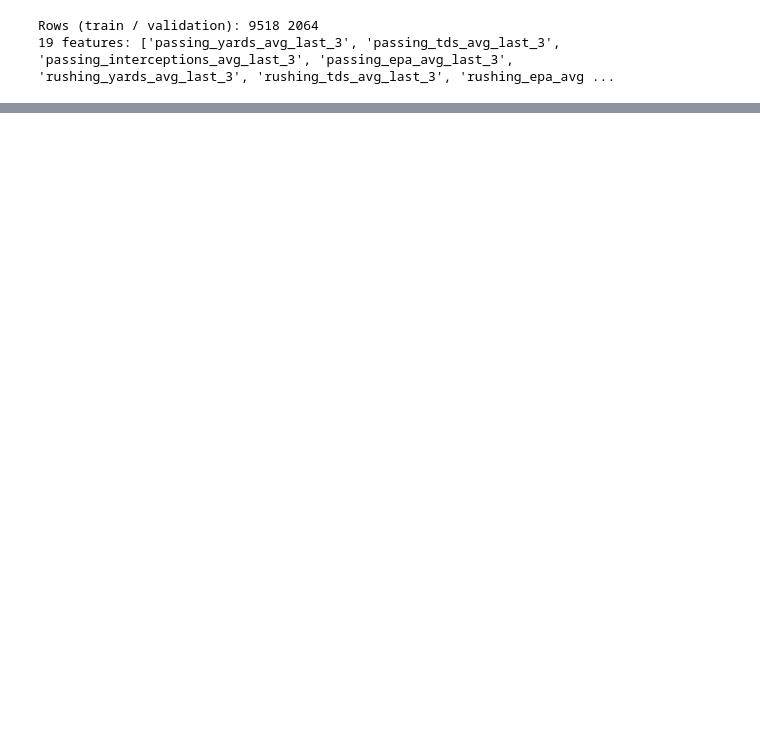
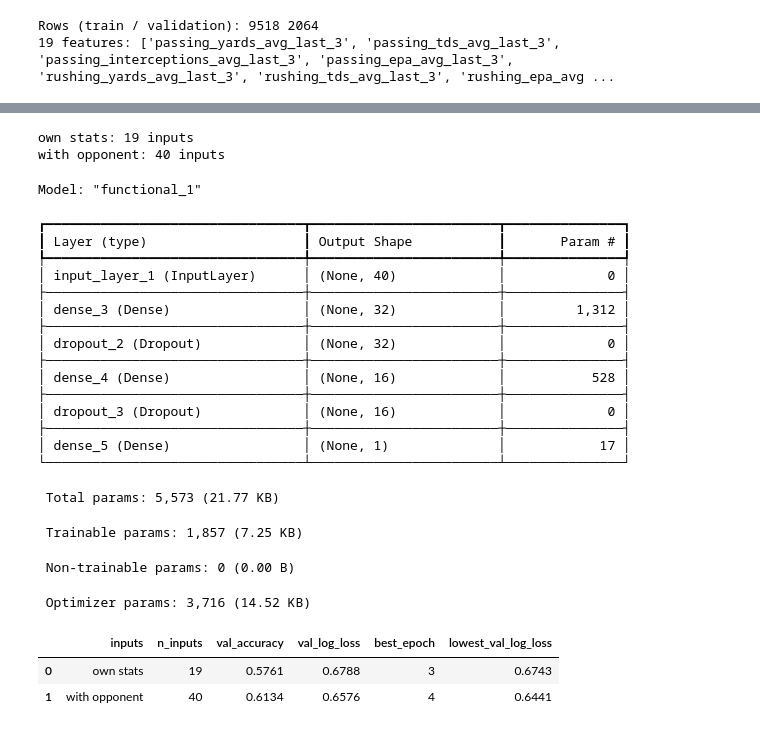
Before and after one commit to bdaylor13/predict-nfl-wins-fa26ds4420, a Jupyter notebook: Methods/nfl_mlp_model.ipynb, the cells around one changed output, grey strips where cells are left out. Cells and saved outputs as stored; diff of their text form; code cells hidden in the pictures; blank space fills up the shorter version.

```diff
--- a/Methods/nfl_mlp_model.ipynb
+++ b/Methods/nfl_mlp_model.ipynb
@@ -30,12 +31,3 @@ print(len(features), "features:", features)
 # %% [output]
 Rows (train / validation): 9518 2064
 19 features: ['passing_yards_avg_last_3', 'passing_tds_avg_last_3', 'passing_interceptions_avg_last_3', 'passing_epa_avg_last_3', 'rushing_yards_avg_last_3', 'rushing_tds_avg_last_3', 'rushing_epa_avg ...
-# %%
-# the features are on really different scales (passing yards is in the hundreds and fg %
-# is between 0 and 1), so standardize them. the mean and sd come from the training set only
-scaler = StandardScaler()
-X_train = scaler.fit_transform(train[features])
-X_val = scaler.transform(validation[features])
-
-y_train = train["win"].to_numpy()
-y_val = validation["win"].to_numpy()
@@ -79,0 +55,13 @@ history = model.fit(X_train, y_train, epochs=30, batch_size=32,
+# %%
+# version 1 is the team's own stats only. version 2 adds last season's record, how many games
+# the team has played this season (how much to trust prior_win_rate), and the opponent's stats
+own_features = features
+full_features = features + ["prev_win_rate", "season_games_before"] + ["opp_" + f for f in team_features]
+print("own stats:", len(own_features), "inputs")
+print("with opponent:", len(full_features), "inputs")
+
+y_train = train["win"].to_numpy()
+y_val = validation["win"].to_numpy()
+# %% [output]
+own stats: 19 inputs
+with opponent: 40 inputs
@@ -80 +96,46 @@ history = model.fit(X_train, y_train, epochs=30, batch_size=32,
+# %%
+# same model and settings for both versions, so the only difference is the inputs
+histories = {}
+rows = []
+for name, cols in [("own stats", own_features), ("with opponent", full_features)]:
+    X_train, X_val = scale(cols)
+    model = make_model(len(cols))
+    histories[name] = model.fit(X_train, y_train, epochs=30, batch_size=32,
+                                validation_data=(X_val, y_val), verbose=0)
+
+    p_val = model.predict(X_val, verbose=0).ravel()
+    val_loss = histories[name].history["val_loss"]
+    rows.append({"inputs": name, "n_inputs": len(cols),
+                 "val_accuracy": accuracy_score(y_val, p_val > 0.5),
+                 "val_log_loss": log_loss(y_val, p_val),
+                 "best_epoch": int(np.argmin(val_loss)) + 1,
+                 "lowest_val_log_loss": min(val_loss)})
+
+model.summary()  # the "with opponent" model
+results = pd.DataFrame(rows).round(4)
+results
+# %% [output]
+Model: "functional_1"
+┏━━━━━━━━━━━━━━━━━━━━━━━━━━━━━━━━━┳━━━━━━━━━━━━━━━━━━━━━━━━┳━━━━━━━━━━━━━━━┓
+┃ Layer (type)                    ┃ Output Shape           ┃       Param # ┃
+┡━━━━━━━━━━━━━━━━━━━━━━━━━━━━━━━━━╇━━━━━━━━━━━━━━━━━━━━━━━━╇━━━━━━━━━━━━━━━┩
+│ input_layer_1 (InputLayer)      │ (None, 40)             │             0 │
+├─────────────────────────────────┼────────────────────────┼───────────────┤
+│ dense_3 (Dense)                 │ (None, 32)             │         1,312 │
+├─────────────────────────────────┼────────────────────────┼───────────────┤
+│ dropout_2 (Dropout)             │ (None, 32)             │             0 │
+├─────────────────────────────────┼────────────────────────┼───────────────┤
+│ dense_4 (Dense)                 │ (None, 16)             │           528 │
+├─────────────────────────────────┼────────────────────────┼───────────────┤
+│ dropout_3 (Dropout)             │ (None, 16)             │             0 │
+├─────────────────────────────────┼────────────────────────┼───────────────┤
+│ dense_5 (Dense)                 │ (None, 1)              │            17 │
+└─────────────────────────────────┴────────────────────────┴───────────────┘
+ Total params: 5,573 (21.77 KB)
+ Trainable params: 1,857 (7.25 KB)
+ Non-trainable params: 0 (0.00 B)
+ Optimizer params: 3,716 (14.52 KB)
+|  | inputs | n_inputs | val_accuracy | val_log_loss | best_epoch | lowest_val_log_loss |
+| 0 | own stats | 19 | 0.5761 | 0.6788 | 3 | 0.6743 |
+| 1 | with opponent | 40 | 0.6134 | 0.6576 | 4 | 0.6441 |
 # %%
```
Also changed, not shown: parts of 10 cells of this notebook.
